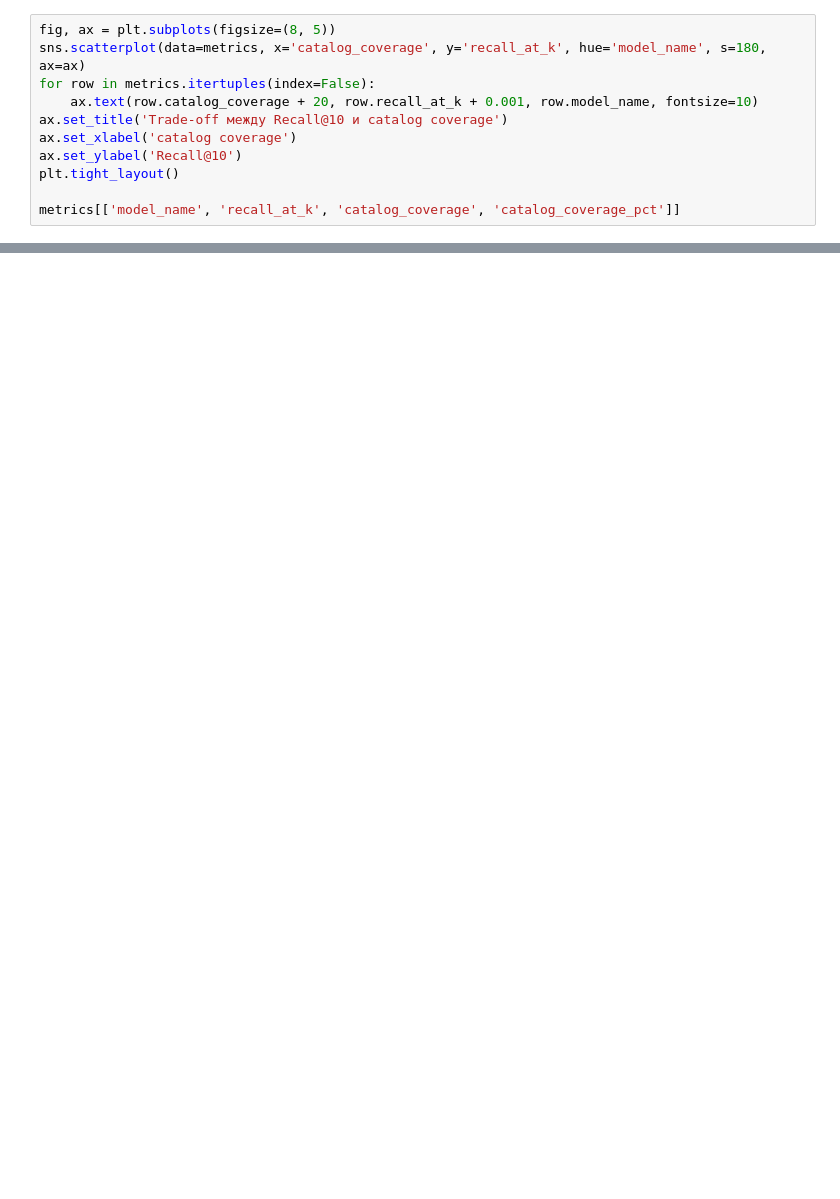
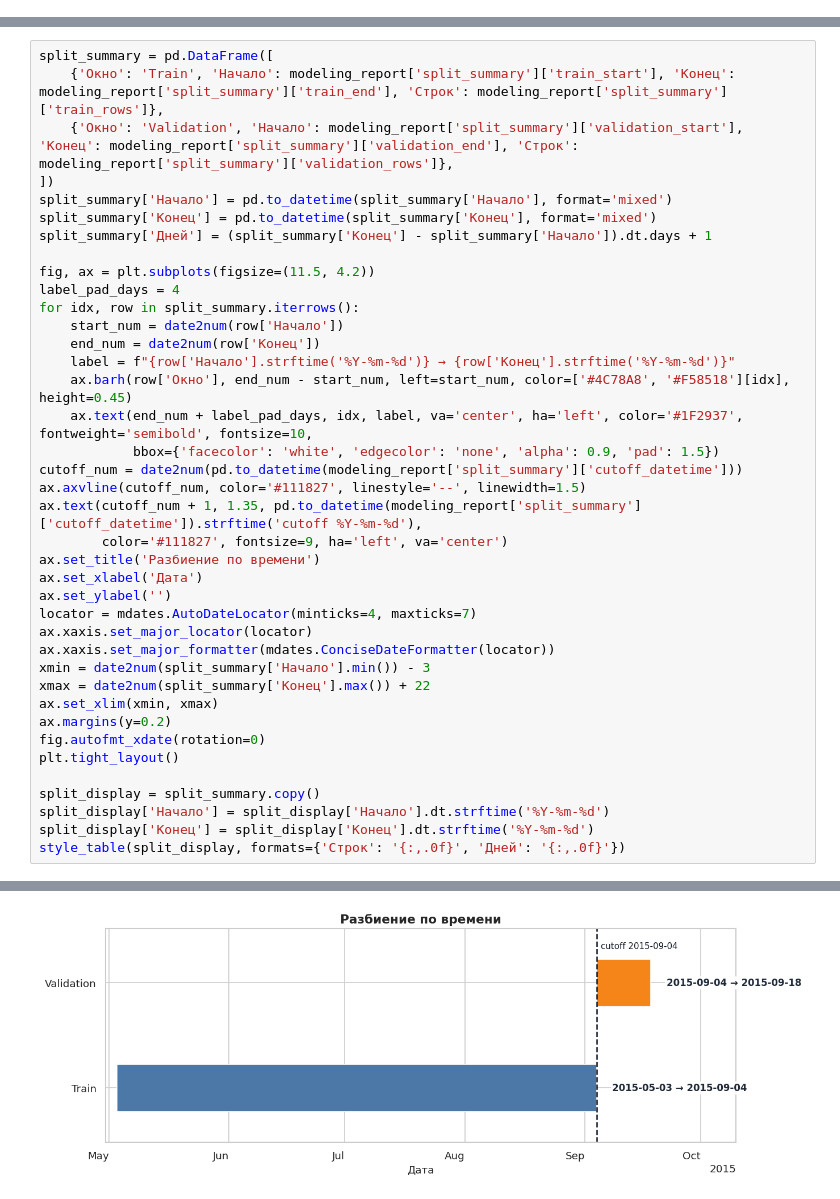
Before and after one commit to matevosovp/practicum-sem4-praktika2, a Jupyter notebook: notebooks/02_modeling.ipynb, the cells around one changed output, grey strips where cells are left out. Cells and saved outputs as stored; diff of their text form; blank space fills up the shorter version.

```diff
--- a/notebooks/02_modeling.ipynb
+++ b/notebooks/02_modeling.ipynb
@@ -178,11 +0,0 @@ bucket_metrics.sort_values(['history_bucket', 'recall_at_k'], ascending=[True, F
-# %%
-fig, ax = plt.subplots(figsize=(8, 5))
-sns.scatterplot(data=metrics, x='catalog_coverage', y='recall_at_k', hue='model_name', s=180, ax=ax)
-for row in metrics.itertuples(index=False):
-    ax.text(row.catalog_coverage + 20, row.recall_at_k + 0.001, row.model_name, fontsize=10)
-ax.set_title('Trade-off между Recall@10 и catalog coverage')
-ax.set_xlabel('catalog coverage')
-ax.set_ylabel('Recall@10')
-plt.tight_layout()
-
-metrics[['model_name', 'recall_at_k', 'catalog_coverage', 'catalog_coverage_pct']]
@@ -246,0 +128,40 @@ samples
+# %%
+split_summary = pd.DataFrame([
+    {'Окно': 'Train', 'Начало': modeling_report['split_summary']['train_start'], 'Конец': modeling_report['split_summary']['train_end'], 'Строк': modeling_report['split_summary']['train_rows']},
+    {'Окно': 'Validation', 'Начало': modeling_report['split_summary']['validation_start'], 'Конец': modeling_report['split_summary']['validation_end'], 'Строк': modeling_report['split_summary']['validation_rows']},
+])
+split_summary['Начало'] = pd.to_datetime(split_summary['Начало'], format='mixed')
+split_summary['Конец'] = pd.to_datetime(split_summary['Конец'], format='mixed')
+split_summary['Дней'] = (split_summary['Конец'] - split_summary['Начало']).dt.days + 1
+
+fig, ax = plt.subplots(figsize=(11.5, 4.2))
+label_pad_days = 4
+for idx, row in split_summary.iterrows():
+    start_num = date2num(row['Начало'])
+    end_num = date2num(row['Конец'])
+    label = f"{row['Начало'].strftime('%Y-%m-%d')} → {row['Конец'].strftime('%Y-%m-%d')}"
+    ax.barh(row['Окно'], end_num - start_num, left=start_num, color=['#4C78A8', '#F58518'][idx], height=0.45)
+    ax.text(end_num + label_pad_days, idx, label, va='center', ha='left', color='#1F2937', fontweight='semibold', fontsize=10,
+            bbox={'facecolor': 'white', 'edgecolor': 'none', 'alpha': 0.9, 'pad': 1.5})
+cutoff_num = date2num(pd.to_datetime(modeling_report['split_summary']['cutoff_datetime']))
+ax.axvline(cutoff_num, color='#111827', linestyle='--', linewidth=1.5)
+ax.text(cutoff_num + 1, 1.35, pd.to_datetime(modeling_report['split_summary']['cutoff_datetime']).strftime('cutoff %Y-%m-%d'),
+        color='#111827', fontsize=9, ha='left', va='center')
+ax.set_title('Разбиение по времени')
+ax.set_xlabel('Дата')
+ax.set_ylabel('')
+locator = mdates.AutoDateLocator(minticks=4, maxticks=7)
+ax.xaxis.set_major_locator(locator)
+ax.xaxis.set_major_formatter(mdates.ConciseDateFormatter(locator))
+xmin = date2num(split_summary['Начало'].min()) - 3
+xmax = date2num(split_summary['Конец'].max()) + 22
+ax.set_xlim(xmin, xmax)
+ax.margins(y=0.2)
+fig.autofmt_xdate(rotation=0)
+plt.tight_layout()
+
+split_display = split_summary.copy()
+split_display['Начало'] = split_display['Начало'].dt.strftime('%Y-%m-%d')
+split_display['Конец'] = split_display['Конец'].dt.strftime('%Y-%m-%d')
+style_table(split_display, formats={'Строк': '{:,.0f}', 'Дней': '{:,.0f}'})
+# %% [output]
@@ -246,0 +171 @@ samples
+[figure, added]
```
Also changed, not shown: parts of 59 cells of this notebook, 7 other files.
